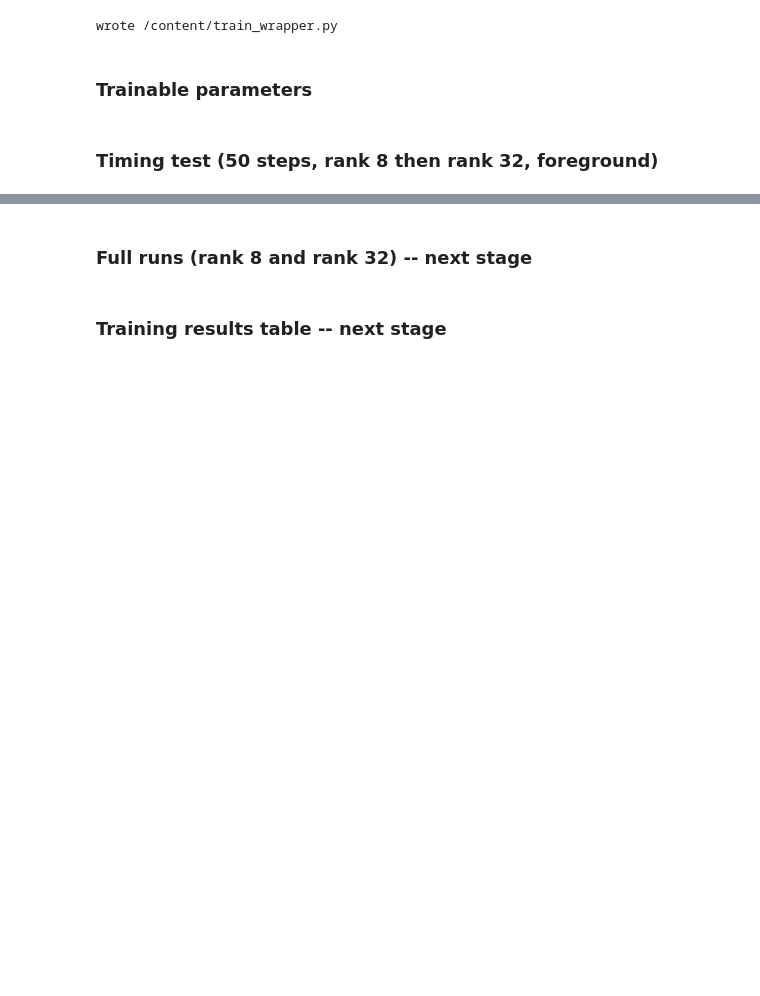
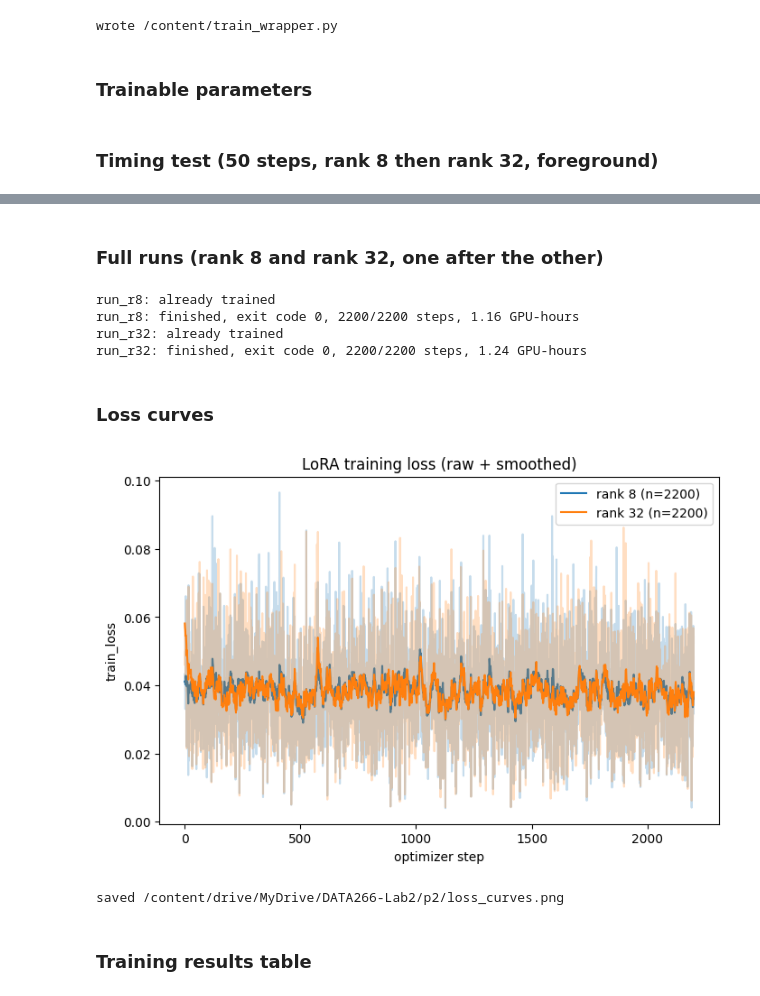
Before and after one commit to patel-manav20/Data266-Lab2-Team17, a Jupyter notebook: part2_diffusion/member_manav/notebooks/p2_finetune.ipynb, the cells around one changed output, grey strips where cells are left out. Cells and saved outputs as stored; diff of their text form; code cells hidden in the pictures; blank space fills up the shorter version.

```diff
--- a/part2_diffusion/member_manav/notebooks/p2_finetune.ipynb
+++ b/part2_diffusion/member_manav/notebooks/p2_finetune.ipynb
@@ -13,3 +8,6 @@ COMMIT_OVERRIDE = 9491596
+# %%
+# Parameters
+COMMIT_OVERRIDE = "242cab5"
 # %%
 import subprocess, sys, random, numpy as np, torch
 SEED = 266; random.seed(SEED); np.random.seed(SEED); torch.manual_seed(SEED)
@@ -457,6 +464,65 @@ suggested STEPS so a full run takes at most 90 minutes on this T4:
   rank 8: 2.43 s/step -> (90 min * 60) / 2.43 s/step = 2223 steps | checkpoint every 494 steps (~20 min of progress) | expected GPU-hours for the full run: 1.50
   rank 32: 2.39 s/step -> (90 min * 60) / 2.39 s/step = 2260 steps | checkpoint every 502 steps (~20 min of progress) | expected GPU-hours for the full run: 1.50
 # %% [markdown]
-### Full runs (rank 8 and rank 32) -- next stage
+### Full runs (rank 8 and rank 32, one after the other)
+# %%
+RUN_NAMES = {8: "run_r8", 32: "run_r32"}
+RUN_DIRS = {rank: DRIVE_ROOT / "runs" / name for rank, name in RUN_NAMES.items()}
+
+for rank in (8, 32):
+    name = RUN_NAMES[rank]
+    launch_run(name, rank, STEPS, CHECKPOINTING_STEPS)
+    wait_for_run(name, poll_s=300)
+# %% [output]
+run_r8: already trained
+run_r8: finished, exit code 0, 2200/2200 steps, 1.16 GPU-hours
+run_r32: already trained
+run_r32: finished, exit code 0, 2200/2200 steps, 1.24 GPU-hours
+# %% [markdown]
+### Loss curves
+# %%
+from tensorboard.backend.event_processing.event_accumulator import EventAccumulator
+import matplotlib.pyplot as plt
+
+
+def load_loss(run_dir):
+    steps, losses = [], []
+    for ef in sorted(Path(run_dir).rglob("events.out.tfevents.*")):
+        ea = EventAccumulator(str(ef), size_guidance={"scalars": 0})
+        ea.Reload()
+        if "train_loss" in ea.Tags().get("scalars", []):
+            for e in ea.Scalars("train_loss"):
+                steps.append(e.step)
+                losses.append(e.value)
+    order = sorted(range(len(steps)), key=lambda i: steps[i])
+    return [steps[i] for i in order], [losses[i] for i in order]
+
+
+def ema(values, weight=0.9):
+    out, last = [], None
+    for v in values:
+        last = v if last is None else last * weight + (1 - weight) * v
+        out.append(last)
+    return out
+
+
+fig, ax = plt.subplots(figsize=(8, 5))
+for rank, color in ((8, "tab:blue"), (32, "tab:orange")):
+    steps, losses = load_loss(RUN_DIRS[rank])
+    if not steps:
+        print(f"rank {rank}: no tensorboard scalars found yet")
+        continue
+    ax.plot(steps, losses, color=color, alpha=0.25)
+    ax.plot(steps, ema(losses), color=color, label=f"rank {rank} (n={len(steps)})")
+ax.set_xlabel("optimizer step")
+ax.set_ylabel("train_loss")
+ax.legend()
+ax.set_title("LoRA training loss (raw + smoothed)")
+fig.savefig(DRIVE_ROOT / "loss_curves.png", dpi=120, bbox_inches="tight")
+plt.show()
+print("saved", DRIVE_ROOT / "loss_curves.png")
+# %% [output]
+[figure, added]
+saved /content/drive/MyDrive/DATA266-Lab2/p2/loss_curves.png
 # %% [markdown]
-### Training results table -- next stage
+### Training results table
```
Also changed, not shown: parts of 26 cells of this notebook, 1 other file.
